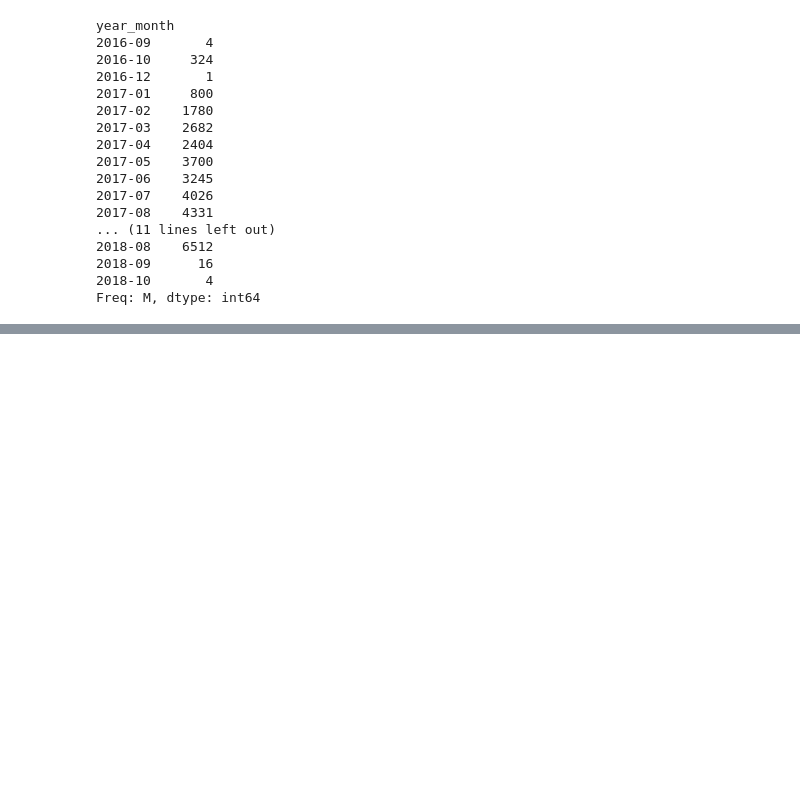
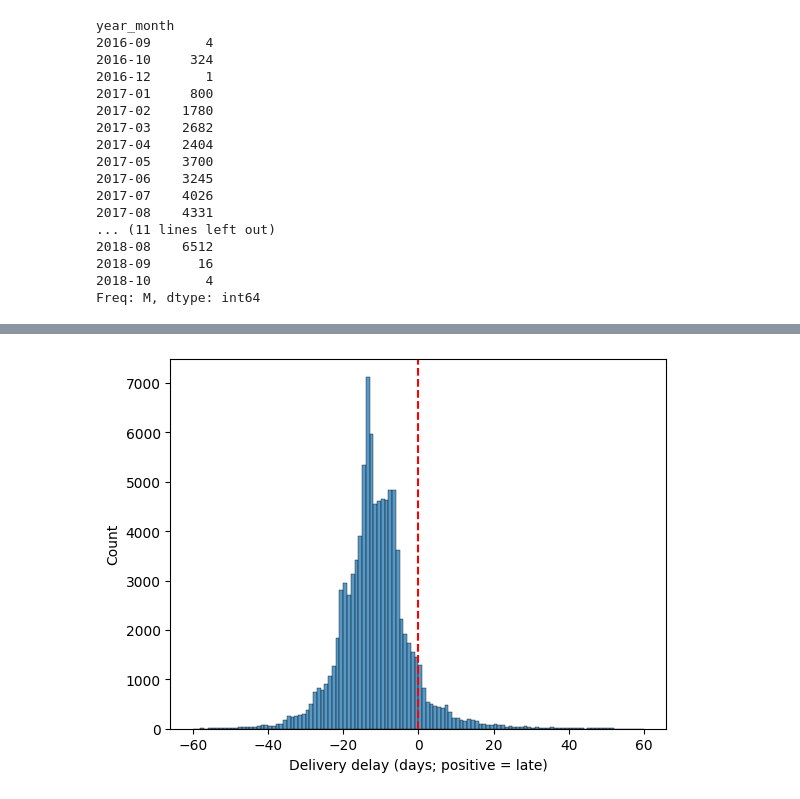
Before and after one commit to christine-nil/olist-analyst-workflow, a Jupyter notebook: notebooks/01_exploration.ipynb, the cells around one changed output, grey strips where cells are left out. Cells and saved outputs as stored; diff of their text form; code cells hidden in the pictures; blank space fills up the shorter version.

```diff
--- a/notebooks/01_exploration.ipynb
+++ b/notebooks/01_exploration.ipynb
@@ -492,0 +524,9 @@ Freq: M, dtype: int64
+# %%
+df_delivered = df_delivered[df_delivered["order_status"] == "delivered"].copy()
+
+sns.histplot(df_delivered["delivery_delay_days"], binwidth=1, binrange=(-60, 60))
+plt.axvline(0, color="red", linestyle="--")
+plt.xlabel("Delivery delay (days; positive = late)")
+plt.show()
+# %% [output]
+[figure, added]
```
Also changed, not shown: parts of 10 cells of this notebook, 1 other file.
